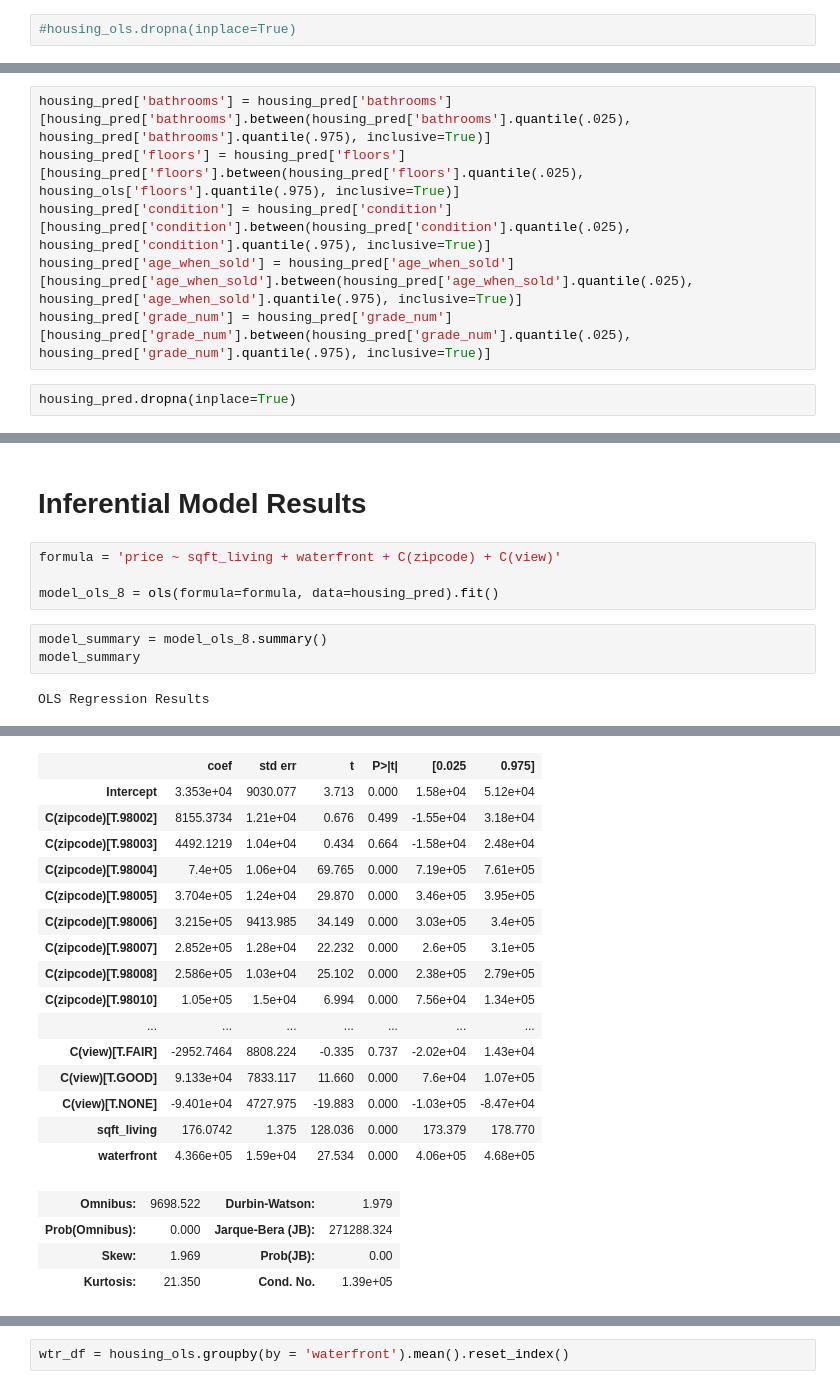
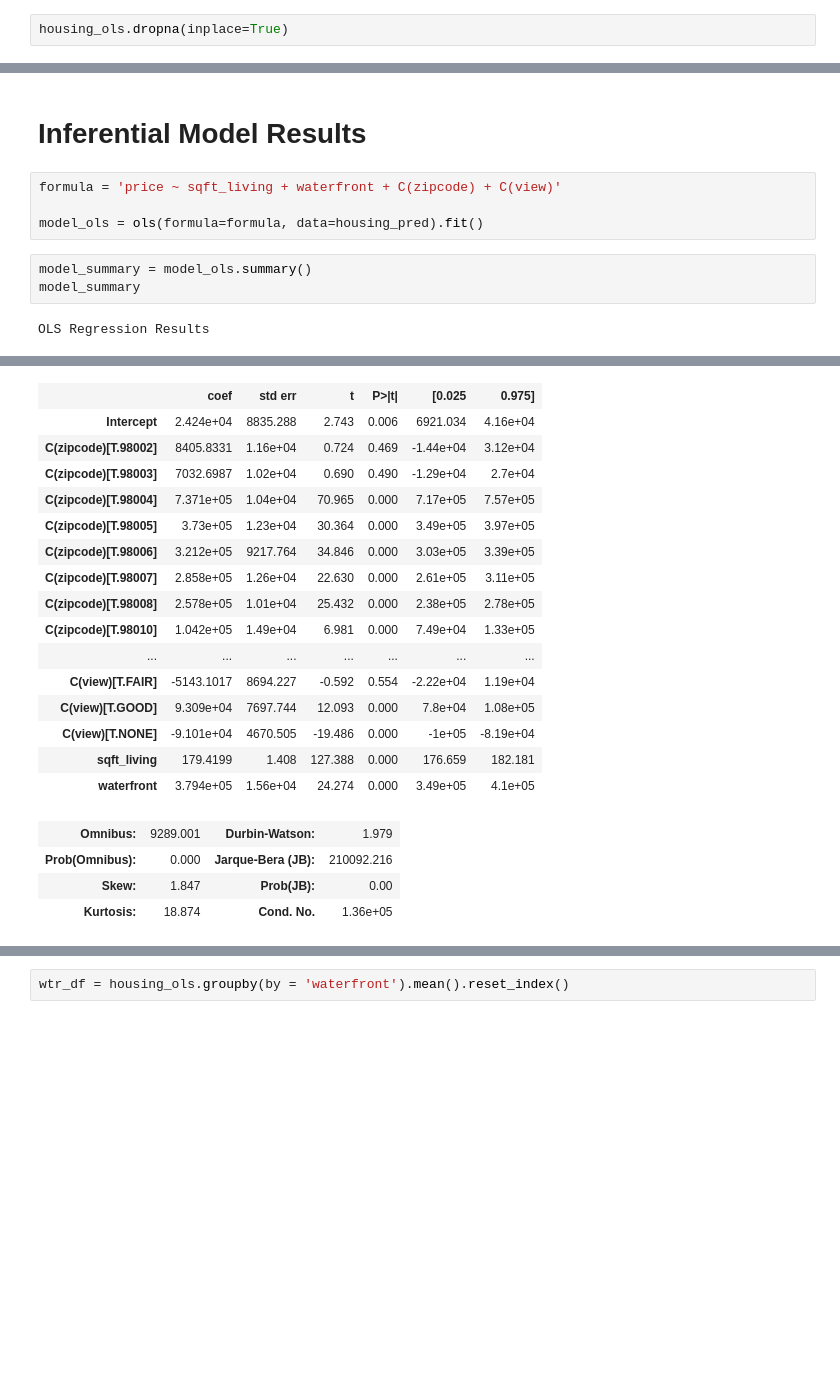
Before and after one commit to kangjw1208/King-Country-Real-Estate, a Jupyter notebook: Final.ipynb, the cells around one changed output, grey strips where cells are left out. Saved outputs shown, nothing was run; the diff lists cells and outputs as text; blank space fills up the shorter version.

Commit message:
changing viss and model slightly

```diff
--- a/Final.ipynb
+++ b/Final.ipynb
@@ -189,5 +190,5 @@ housing_ols['grade_num'] = housing_ols['grade_num'][housing_ols['grade_num'].bet
 # %%
-#housing_ols.dropna(inplace=True)
+housing_ols.dropna(inplace=True)
 # %%
 housing_ols.info()
 # %% [output]
@@ -243,10 +244,2 @@ for xcolss, axss in zip(['waterfront', 'Basement'], axes4):
 # %%
 housing_pred = housing_ols.copy()
-# %%
-housing_pred['bathrooms'] = housing_pred['bathrooms'][housing_pred['bathrooms'].between(housing_pred['bathrooms'].quantile(.025), housing_pred['bathrooms'].quantile(.975), inclusive=True)]
-housing_pred['floors'] = housing_pred['floors'][housing_pred['floors'].between(housing_pred['floors'].quantile(.025), housing_ols['floors'].quantile(.975), inclusive=True)]
-housing_pred['condition'] = housing_pred['condition'][housing_pred['condition'].between(housing_pred['condition'].quantile(.025), housing_pred['condition'].quantile(.975), inclusive=True)]
-housing_pred['age_when_sold'] = housing_pred['age_when_sold'][housing_pred['age_when_sold'].between(housing_pred['age_when_sold'].quantile(.025), housing_pred['age_when_sold'].quantile(.975), inclusive=True)]
-housing_pred['grade_num'] = housing_pred['grade_num'][housing_pred['grade_num'].between(housing_pred['grade_num'].quantile(.025), housing_pred['grade_num'].quantile(.975), inclusive=True)]
-# %%
-housing_pred.dropna(inplace=True)
@@ -1270,9 +888,9 @@ plt.ylabel('Test R^2');
 # %%
 formula = 'price ~ sqft_living + waterfront + C(zipcode) + C(view)'
 
-model_ols_8 = ols(formula=formula, data=housing_pred).fit()
+model_ols = ols(formula=formula, data=housing_pred).fit()
 # %%
-model_summary = model_ols_8.summary()
+model_summary = model_ols.summary()
 model_summary
 # %% [output]
 OLS Regression Results
@@ -1286,24 +904,24 @@ OLS Regression Results
 | Df Model: | 75 |  |  |
 | Covariance Type: | nonrobust |  |  |
 |  | coef | std err | t | P>|t| | [0.025 | 0.975] |
-| Intercept | 3.353e+04 | 9030.077 | 3.713 | 0.000 | 1.58e+04 | 5.12e+04 |
-| C(zipcode)[T.98002] | 8155.3734 | 1.21e+04 | 0.676 | 0.499 | -1.55e+04 | 3.18e+04 |
-| C(zipcode)[T.98003] | 4492.1219 | 1.04e+04 | 0.434 | 0.664 | -1.58e+04 | 2.48e+04 |
-| C(zipcode)[T.98004] | 7.4e+05 | 1.06e+04 | 69.765 | 0.000 | 7.19e+05 | 7.61e+05 |
-| C(zipcode)[T.98005] | 3.704e+05 | 1.24e+04 | 29.870 | 0.000 | 3.46e+05 | 3.95e+05 |
-| C(zipcode)[T.98006] | 3.215e+05 | 9413.985 | 34.149 | 0.000 | 3.03e+05 | 3.4e+05 |
-| C(zipcode)[T.98007] | 2.852e+05 | 1.28e+04 | 22.232 | 0.000 | 2.6e+05 | 3.1e+05 |
-| C(zipcode)[T.98008] | 2.586e+05 | 1.03e+04 | 25.102 | 0.000 | 2.38e+05 | 2.79e+05 |
-| C(zipcode)[T.98010] | 1.05e+05 | 1.5e+04 | 6.994 | 0.000 | 7.56e+04 | 1.34e+05 |
+| Intercept | 2.424e+04 | 8835.288 | 2.743 | 0.006 | 6921.034 | 4.16e+04 |
+| C(zipcode)[T.98002] | 8405.8331 | 1.16e+04 | 0.724 | 0.469 | -1.44e+04 | 3.12e+04 |
+| C(zipcode)[T.98003] | 7032.6987 | 1.02e+04 | 0.690 | 0.490 | -1.29e+04 | 2.7e+04 |
+| C(zipcode)[T.98004] | 7.371e+05 | 1.04e+04 | 70.965 | 0.000 | 7.17e+05 | 7.57e+05 |
+| C(zipcode)[T.98005] | 3.73e+05 | 1.23e+04 | 30.364 | 0.000 | 3.49e+05 | 3.97e+05 |
+| C(zipcode)[T.98006] | 3.212e+05 | 9217.764 | 34.846 | 0.000 | 3.03e+05 | 3.39e+05 |
+| C(zipcode)[T.98007] | 2.858e+05 | 1.26e+04 | 22.630 | 0.000 | 2.61e+05 | 3.11e+05 |
+| C(zipcode)[T.98008] | 2.578e+05 | 1.01e+04 | 25.432 | 0.000 | 2.38e+05 | 2.78e+05 |
+| C(zipcode)[T.98010] | 1.042e+05 | 1.49e+04 | 6.981 | 0.000 | 7.49e+04 | 1.33e+05 |
 | ... | ... | ... | ... | ... | ... | ... |
-| C(view)[T.FAIR] | -2952.7464 | 8808.224 | -0.335 | 0.737 | -2.02e+04 | 1.43e+04 |
-| C(view)[T.GOOD] | 9.133e+04 | 7833.117 | 11.660 | 0.000 | 7.6e+04 | 1.07e+05 |
-| C(view)[T.NONE] | -9.401e+04 | 4727.975 | -19.883 | 0.000 | -1.03e+05 | -8.47e+04 |
-| sqft_living | 176.0742 | 1.375 | 128.036 | 0.000 | 173.379 | 178.770 |
-| waterfront | 4.366e+05 | 1.59e+04 | 27.534 | 0.000 | 4.06e+05 | 4.68e+05 |
+| C(view)[T.FAIR] | -5143.1017 | 8694.227 | -0.592 | 0.554 | -2.22e+04 | 1.19e+04 |
+| C(view)[T.GOOD] | 9.309e+04 | 7697.744 | 12.093 | 0.000 | 7.8e+04 | 1.08e+05 |
+| C(view)[T.NONE] | -9.101e+04 | 4670.505 | -19.486 | 0.000 | -1e+05 | -8.19e+04 |
+| sqft_living | 179.4199 | 1.408 | 127.388 | 0.000 | 176.659 | 182.181 |
+| waterfront | 3.794e+05 | 1.56e+04 | 24.274 | 0.000 | 3.49e+05 | 4.1e+05 |
-| Omnibus: | 9698.522 | Durbin-Watson: | 1.979 |
-| Prob(Omnibus): | 0.000 | Jarque-Bera (JB): | 271288.324 |
-| Skew: | 1.969 | Prob(JB): | 0.00 |
-| Kurtosis: | 21.350 | Cond. No. | 1.39e+05 |
+| Omnibus: | 9289.001 | Durbin-Watson: | 1.979 |
+| Prob(Omnibus): | 0.000 | Jarque-Bera (JB): | 210092.216 |
+| Skew: | 1.847 | Prob(JB): | 0.00 |
+| Kurtosis: | 18.874 | Cond. No. | 1.36e+05 |
 Notes:
 [1] Standard Errors assume that the covariance matrix of the errors is correctly specified.
```
Also changed, not shown: parts of 50 cells of this notebook.
